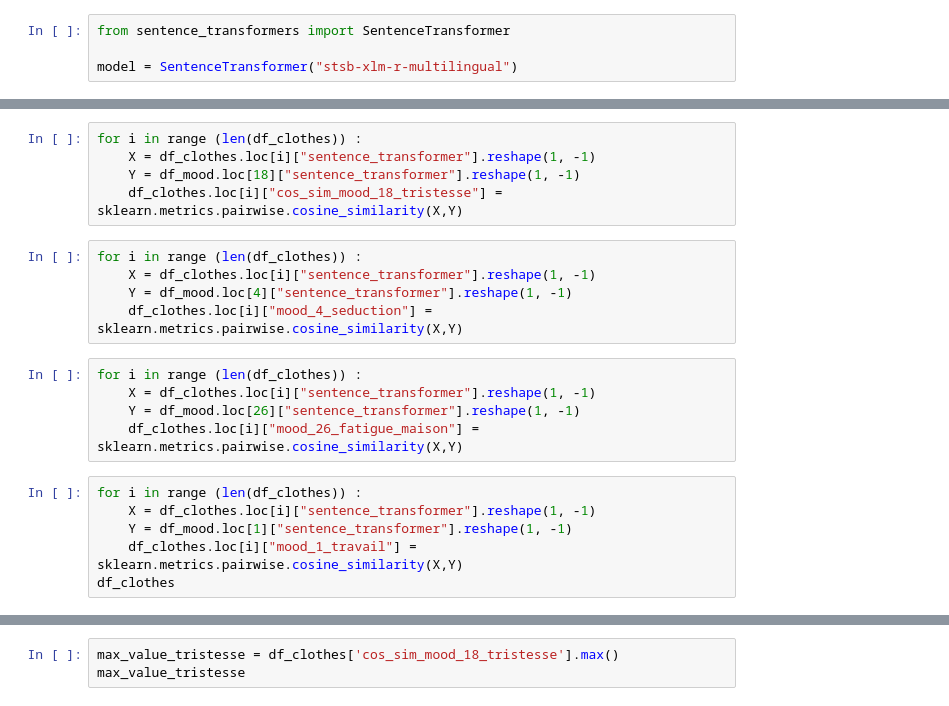
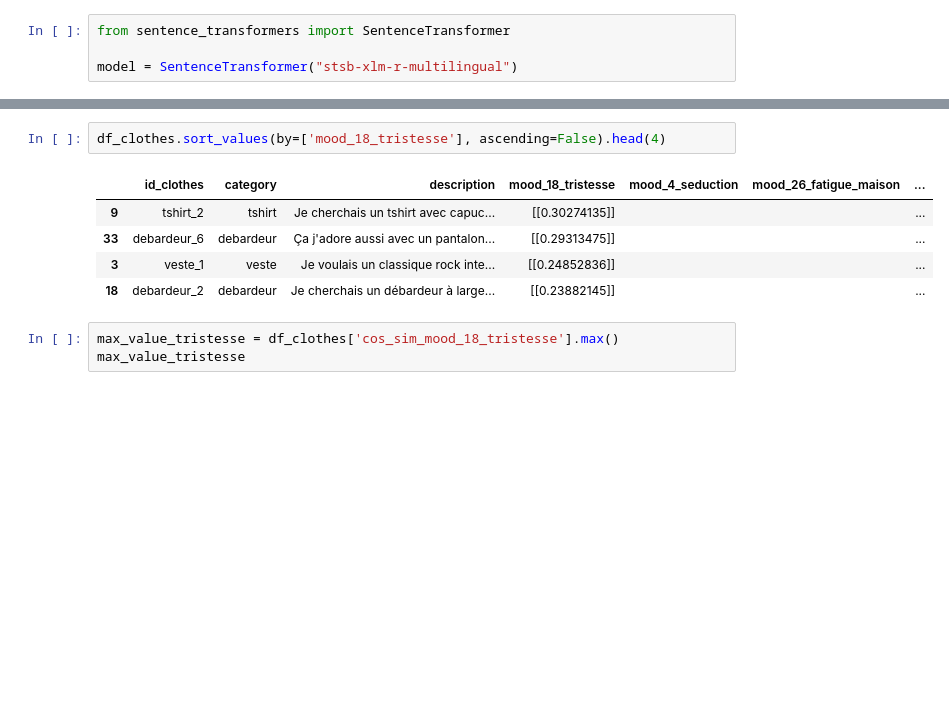
Before and after one commit to Jedha-s-project/Clothes_recommendation, a Jupyter notebook: sentence_transformer.ipynb, the cells around one changed output, grey strips where cells are left out. Drawn from its saved outputs; the diff is of its cells as text; blank space fills up the shorter version.

```diff
--- a/sentence_transformer.ipynb
+++ b/sentence_transformer.ipynb
@@ -134,21 +167,0 @@ df_clothes[[[["cos_sim_mood_18_tristesse", "mood_4_seduction", "mood_26_fatigue_
-# %%
-for i in range (len(df_clothes)) :
-    X = df_clothes.loc[i]["sentence_transformer"].reshape(1, -1)
-    Y = df_mood.loc[18]["sentence_transformer"].reshape(1, -1)
-    df_clothes.loc[i]["cos_sim_mood_18_tristesse"] = sklearn.metrics.pairwise.cosine_similarity(X,Y)
-# %%
-for i in range (len(df_clothes)) :
-    X = df_clothes.loc[i]["sentence_transformer"].reshape(1, -1)
-    Y = df_mood.loc[4]["sentence_transformer"].reshape(1, -1)
-    df_clothes.loc[i]["mood_4_seduction"] = sklearn.metrics.pairwise.cosine_similarity(X,Y)
-# %%
-for i in range (len(df_clothes)) :
-    X = df_clothes.loc[i]["sentence_transformer"].reshape(1, -1)
-    Y = df_mood.loc[26]["sentence_transformer"].reshape(1, -1)
-    df_clothes.loc[i]["mood_26_fatigue_maison"] = sklearn.metrics.pairwise.cosine_similarity(X,Y)
-# %%
-for i in range (len(df_clothes)) :
-    X = df_clothes.loc[i]["sentence_transformer"].reshape(1, -1)
-    Y = df_mood.loc[1]["sentence_transformer"].reshape(1, -1)
-    df_clothes.loc[i]["mood_1_travail"] = sklearn.metrics.pairwise.cosine_similarity(X,Y)
-df_clothes
@@ -173,3 +168,11 @@ df_clothes
+# %%
+df_clothes.sort_values(by=['mood_18_tristesse'], ascending=False).head(4)
+# %% [output]
+|  | id_clothes | category | description | mood_18_tristesse | mood_4_seduction | mood_26_fatigue_maison | ... |
+| 9 | tshirt_2 | tshirt | Je cherchais un tshirt avec capuc... | [[0.30274135]] |  |  | ... |
+| 33 | debardeur_6 | debardeur | Ça j'adore aussi avec un pantalon... | [[0.29313475]] |  |  | ... |
+| 3 | veste_1 | veste | Je voulais un classique rock inte... | [[0.24852836]] |  |  | ... |
+| 18 | debardeur_2 | debardeur | Je cherchais un débardeur à large... | [[0.23882145]] |  |  | ... |
 # %%
 max_value_tristesse = df_clothes['cos_sim_mood_18_tristesse'].max()
 max_value_tristesse
```
Also changed, not shown: parts of 19 cells of this notebook.
